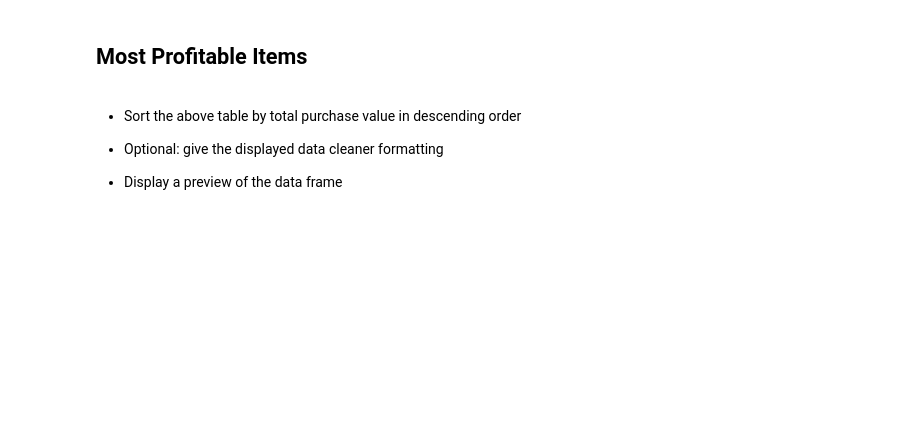
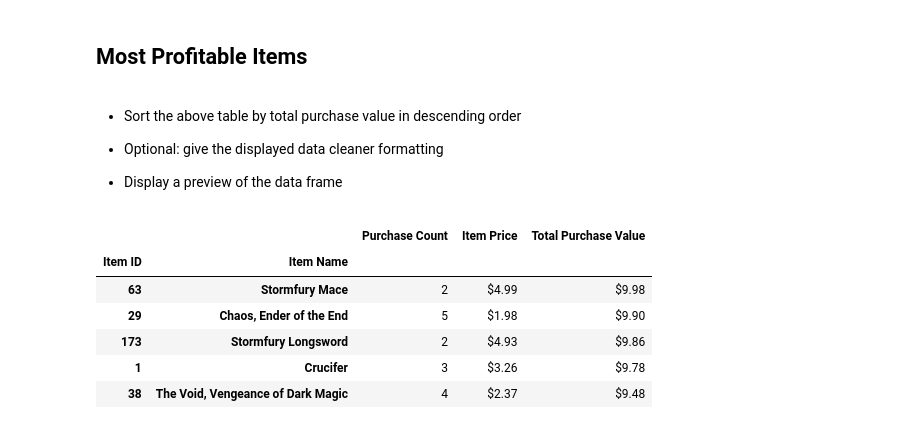
Before and after one commit to Ziyanlu/Pandas, a Jupyter notebook: Ziyan .ipynb, the cells around one changed output. Saved outputs shown, nothing was run; the diff lists cells and outputs as text; code cells hidden in the pictures; blank space fills up the shorter version.

```diff
--- a/Ziyan .ipynb
+++ b/Ziyan .ipynb
@@ -312,3 +333,14 @@ item_df
 
 
 * Display a preview of the data frame
+# %%
+popular_item_summary = popular_item_summary.sort_values(["Total Purchase Value"],ascending=False)
+popular_item_summary.head()
+# %% [output]
+|  |  | Purchase Count | Item Price | Total Purchase Value |
+| Item ID | Item Name |  |  |  |
+| 63 | Stormfury Mace | 2 | $4.99 | $9.98 |
+| 29 | Chaos, Ender of the End | 5 | $1.98 | $9.90 |
+| 173 | Stormfury Longsword | 2 | $4.93 | $9.86 |
+| 1 | Crucifer | 3 | $3.26 | $9.78 |
+| 38 | The Void, Vengeance of Dark Magic | 4 | $2.37 | $9.48 |
```
Also changed, not shown: parts of 3 cells of this notebook.
